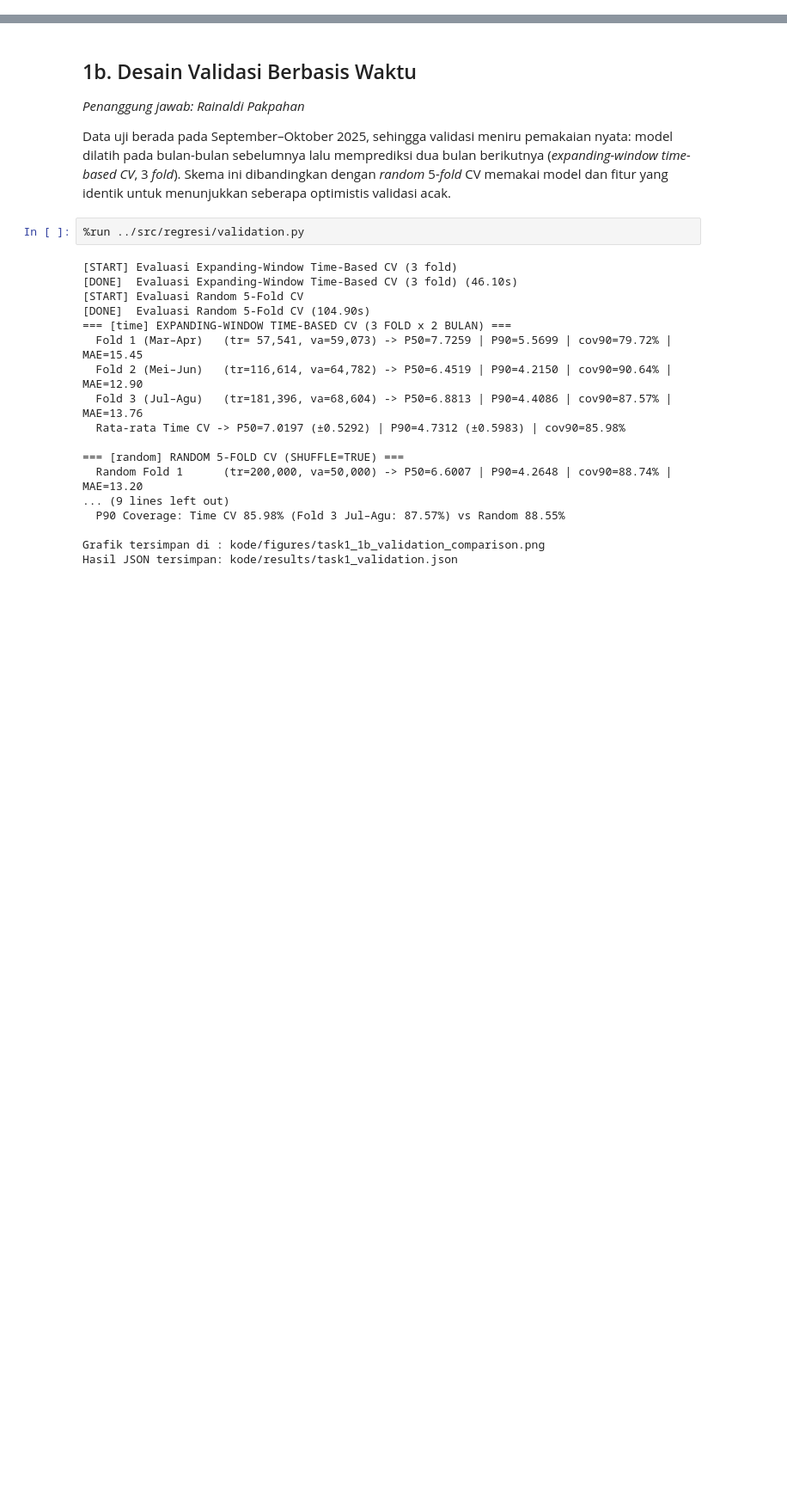
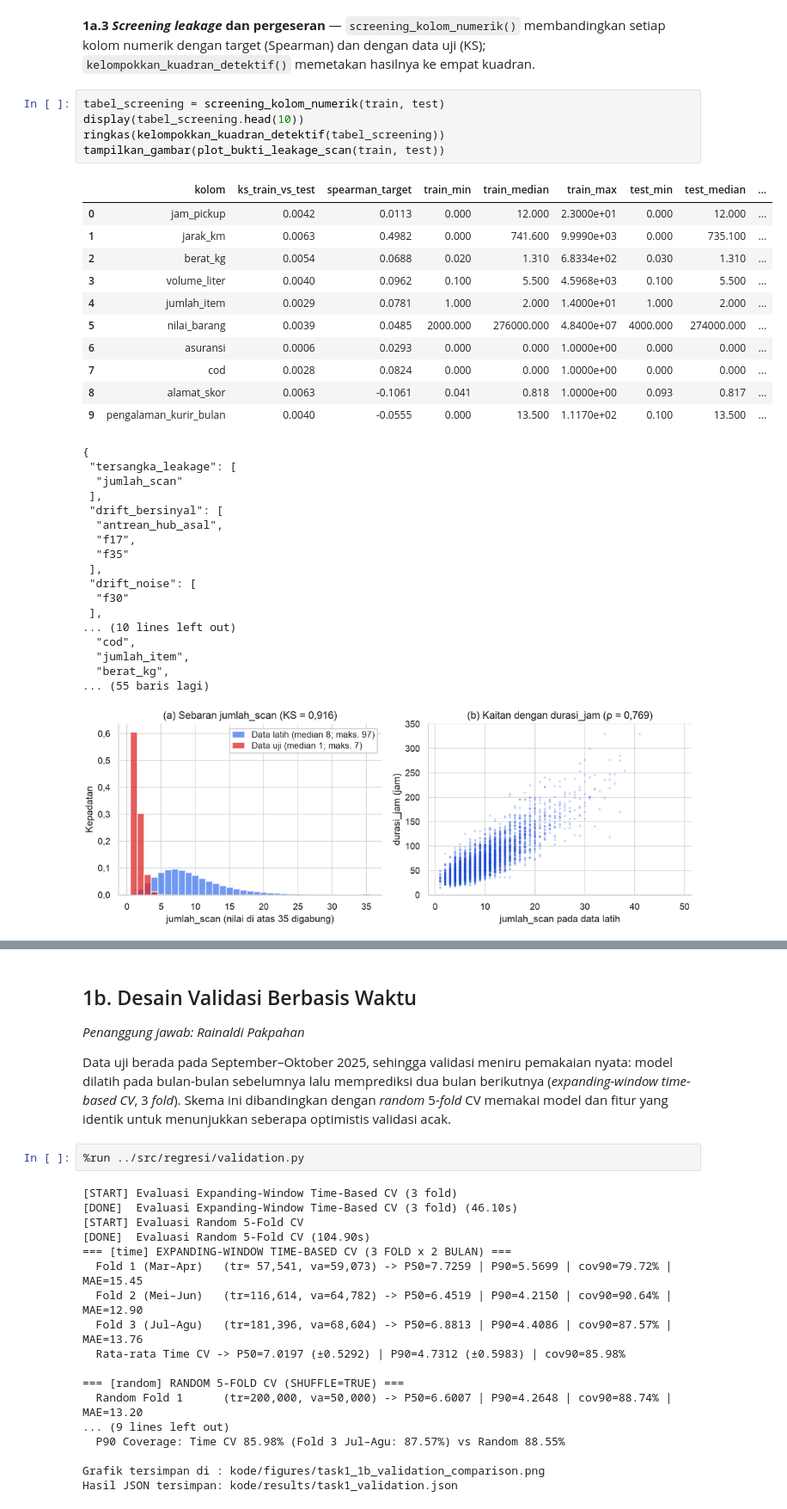
Before and after one commit to Nerodix/uts-ml-2026, a Jupyter notebook: kode/notebooks/tugas1_regresi.ipynb, the cells around one changed output, grey strips where cells are left out. Shown at 86% size. Drawn from its saved outputs; the diff is of its cells as text; blank space fills up the shorter version.

```diff
--- a/kode/notebooks/tugas1_regresi.ipynb
+++ b/kode/notebooks/tugas1_regresi.ipynb
@@ -165,0 +177,39 @@ for nama in (
+# %% [markdown]
+**1a.3 *Screening* *leakage* dan pergeseran** — `screening_kolom_numerik()` membandingkan setiap kolom
+numerik dengan target (Spearman) dan dengan data uji (KS); `kelompokkan_kuadran_detektif()` memetakan
+hasilnya ke empat kuadran.
+# %%
+tabel_screening = screening_kolom_numerik(train, test)
+display(tabel_screening.head(10))
+ringkas(kelompokkan_kuadran_detektif(tabel_screening))
+tampilkan_gambar(plot_bukti_leakage_scan(train, test))
+# %% [output]
+|  | kolom | ks_train_vs_test | spearman_target | train_min | train_median | train_max | test_min | test_median | ... |
+| 0 | jam_pickup | 0.0042 | 0.0113 | 0.000 | 12.000 | 2.3000e+01 | 0.000 | 12.000 | ... |
+| 1 | jarak_km | 0.0063 | 0.4982 | 0.000 | 741.600 | 9.9990e+03 | 0.000 | 735.100 | ... |
+| 2 | berat_kg | 0.0054 | 0.0688 | 0.020 | 1.310 | 6.8334e+02 | 0.030 | 1.310 | ... |
+| 3 | volume_liter | 0.0040 | 0.0962 | 0.100 | 5.500 | 4.5968e+03 | 0.100 | 5.500 | ... |
+| 4 | jumlah_item | 0.0029 | 0.0781 | 1.000 | 2.000 | 1.4000e+01 | 1.000 | 2.000 | ... |
+| 5 | nilai_barang | 0.0039 | 0.0485 | 2000.000 | 276000.000 | 4.8400e+07 | 4000.000 | 274000.000 | ... |
+| 6 | asuransi | 0.0006 | 0.0293 | 0.000 | 0.000 | 1.0000e+00 | 0.000 | 0.000 | ... |
+| 7 | cod | 0.0028 | 0.0824 | 0.000 | 0.000 | 1.0000e+00 | 0.000 | 0.000 | ... |
+| 8 | alamat_skor | 0.0063 | -0.1061 | 0.041 | 0.818 | 1.0000e+00 | 0.093 | 0.817 | ... |
+| 9 | pengalaman_kurir_bulan | 0.0040 | -0.0555 | 0.000 | 13.500 | 1.1170e+02 | 0.100 | 13.500 | ... |
+{
+ "tersangka_leakage": [
+  "jumlah_scan"
+ ],
+ "drift_bersinyal": [
+  "antrean_hub_asal",
+  "f17",
+  "f35"
+ ],
+ "drift_noise": [
+  "f30"
+ ],
+... (10 lines left out)
+  "cod",
+  "jumlah_item",
+  "berat_kg",
+... (55 baris lagi)
+[figure, added]
```
Also changed, not shown: parts of 23 cells of this notebook.
